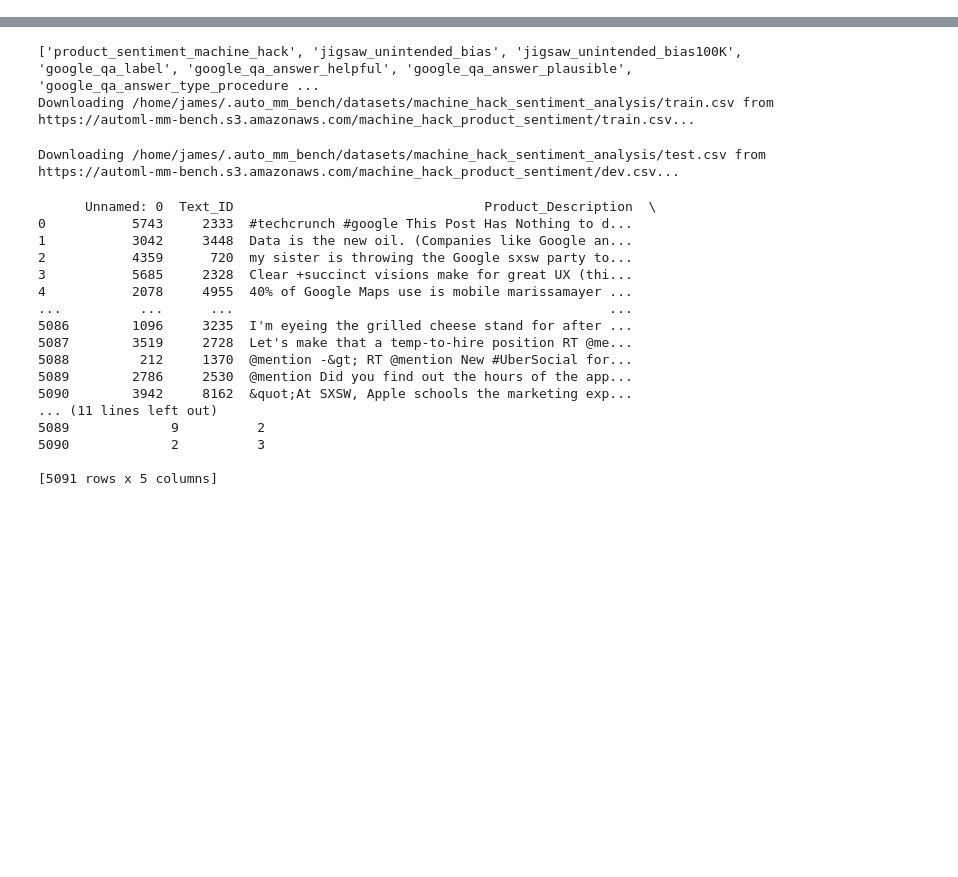
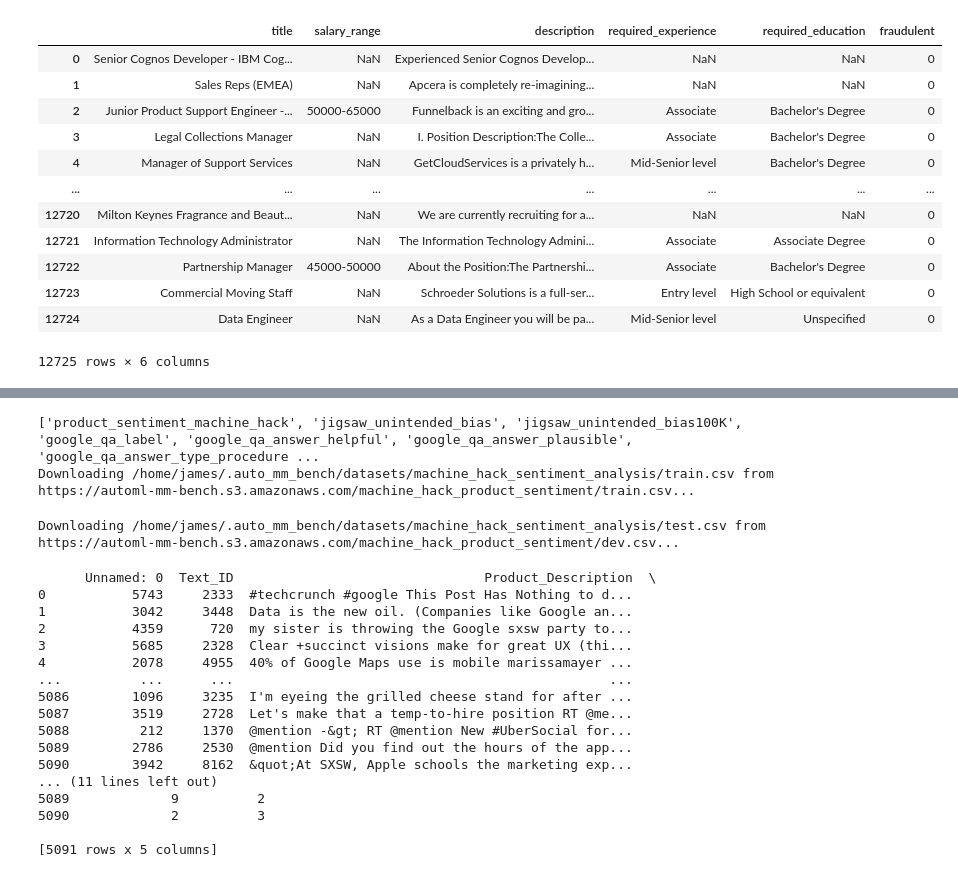
Before and after one commit to jameswburton18/TextNTabularExplanations, a Jupyter notebook: notebooks/testing_other_datasets.ipynb, the cells around one changed output, grey strips where cells are left out. Saved outputs shown, nothing was run; the diff lists cells and outputs as text; code cells hidden in the pictures; blank space fills up the shorter version.

```diff
--- a/notebooks/testing_other_datasets.ipynb
+++ b/notebooks/testing_other_datasets.ipynb
@@ -0,0 +148,16 @@
+# %%
+train_txt
+# %% [output]
+|  | title | salary_range | description | required_experience | required_education | fraudulent |
+| 0 | Senior Cognos Developer - IBM Cog... | NaN | Experienced Senior Cognos Develop... | NaN | NaN | 0 |
+| 1 | Sales Reps (EMEA) | NaN | Apcera is completely re-imagining... | NaN | NaN | 0 |
+| 2 | Junior Product Support Engineer -... | 50000-65000 | Funnelback is an exciting and gro... | Associate | Bachelor's Degree | 0 |
+| 3 | Legal Collections Manager | NaN | I. Position Description:The Colle... | Associate | Bachelor's Degree | 0 |
+| 4 | Manager of Support Services | NaN | GetCloudServices is a privately h... | Mid-Senior level | Bachelor's Degree | 0 |
+| ... | ... | ... | ... | ... | ... | ... |
+| 12720 | Milton Keynes Fragrance and Beaut... | NaN | We are currently recruiting for a... | NaN | NaN | 0 |
+| 12721 | Information Technology Administrator | NaN | The Information Technology Admini... | Associate | Associate Degree | 0 |
+| 12722 | Partnership Manager | 45000-50000 | About the Position:The Partnershi... | Associate | Bachelor's Degree | 0 |
+| 12723 | Commercial Moving Staff | NaN | Schroeder Solutions is a full-ser... | Entry level | High School or equivalent | 0 |
+| 12724 | Data Engineer | NaN | As a Data Engineer you will be pa... | Mid-Senior level | Unspecified | 0 |
+12725 rows × 6 columns
```
Also changed, not shown: parts of 53 cells of this notebook, 2 other files.
